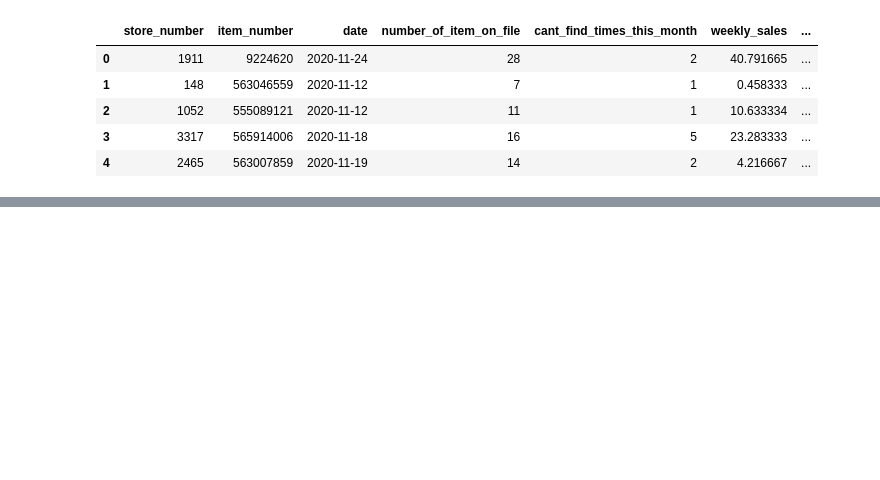
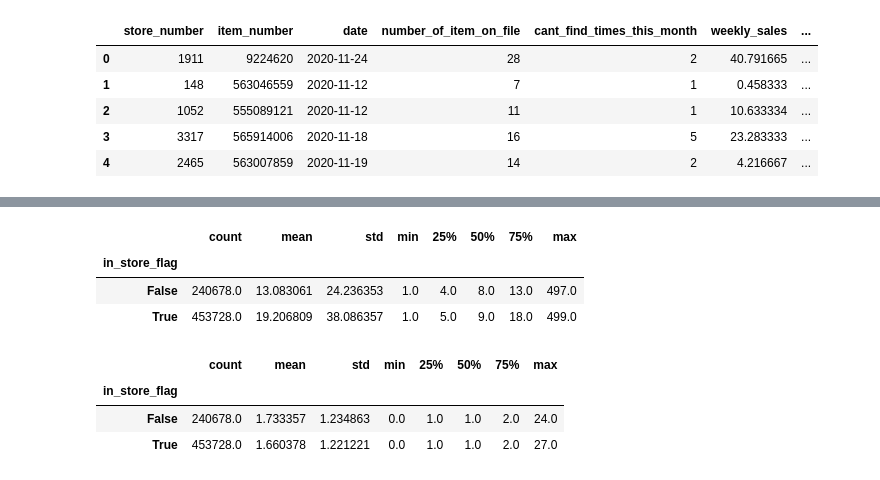
Before and after one commit to sivanand5693/Store-Items, a Jupyter notebook: EDA.ipynb, the cells around one changed output, grey strips where cells are left out. Cells and saved outputs as stored; diff of their text form; code cells hidden in the pictures; blank space fills up the shorter version.

```diff
--- a/EDA.ipynb
+++ b/EDA.ipynb
@@ -358,0 +363,16 @@ items_upd
+# %%
+items_upd.groupby('in_store_flag')['number_of_item_on_file'].describe()
+#avg items are greater those actually in store -> makes sense
+# %% [output]
+|  | count | mean | std | min | 25% | 50% | 75% | max |
+| in_store_flag |  |  |  |  |  |  |  |  |
+| False | 240678.0 | 13.083061 | 24.236353 | 1.0 | 4.0 | 8.0 | 13.0 | 497.0 |
+| True | 453728.0 | 19.206809 | 38.086357 | 1.0 | 5.0 | 9.0 | 18.0 | 499.0 |
+# %%
+#cant find
+items_upd.groupby('in_store_flag')['cant_find_times_this_month'].describe() # no real difference, slightly lower mean
+# %% [output]
+|  | count | mean | std | min | 25% | 50% | 75% | max |
+| in_store_flag |  |  |  |  |  |  |  |  |
+| False | 240678.0 | 1.733357 | 1.234863 | 0.0 | 1.0 | 1.0 | 2.0 | 24.0 |
+| True | 453728.0 | 1.660378 | 1.221221 | 0.0 | 1.0 | 1.0 | 2.0 | 27.0 |
```
Also changed, not shown: parts of 14 cells of this notebook, 1 other file.
